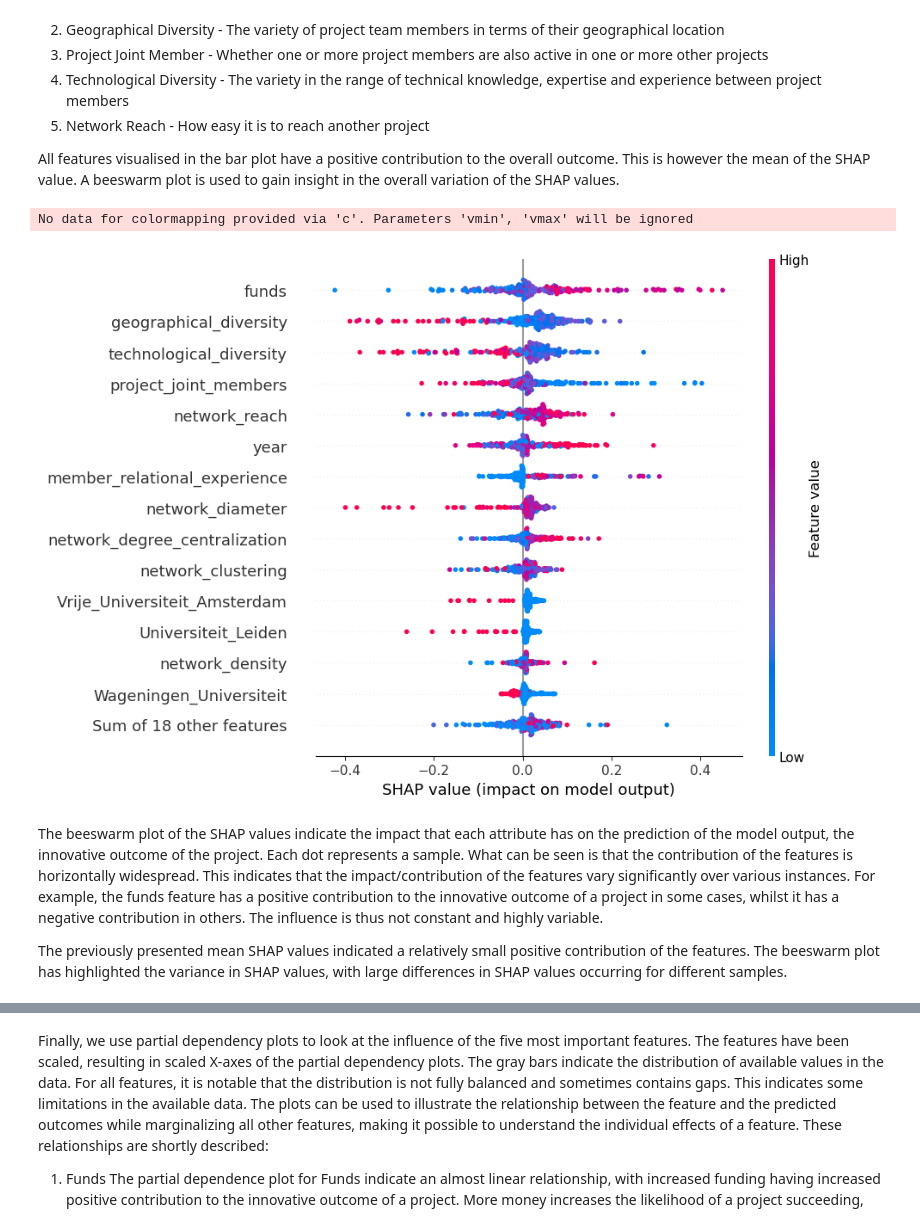
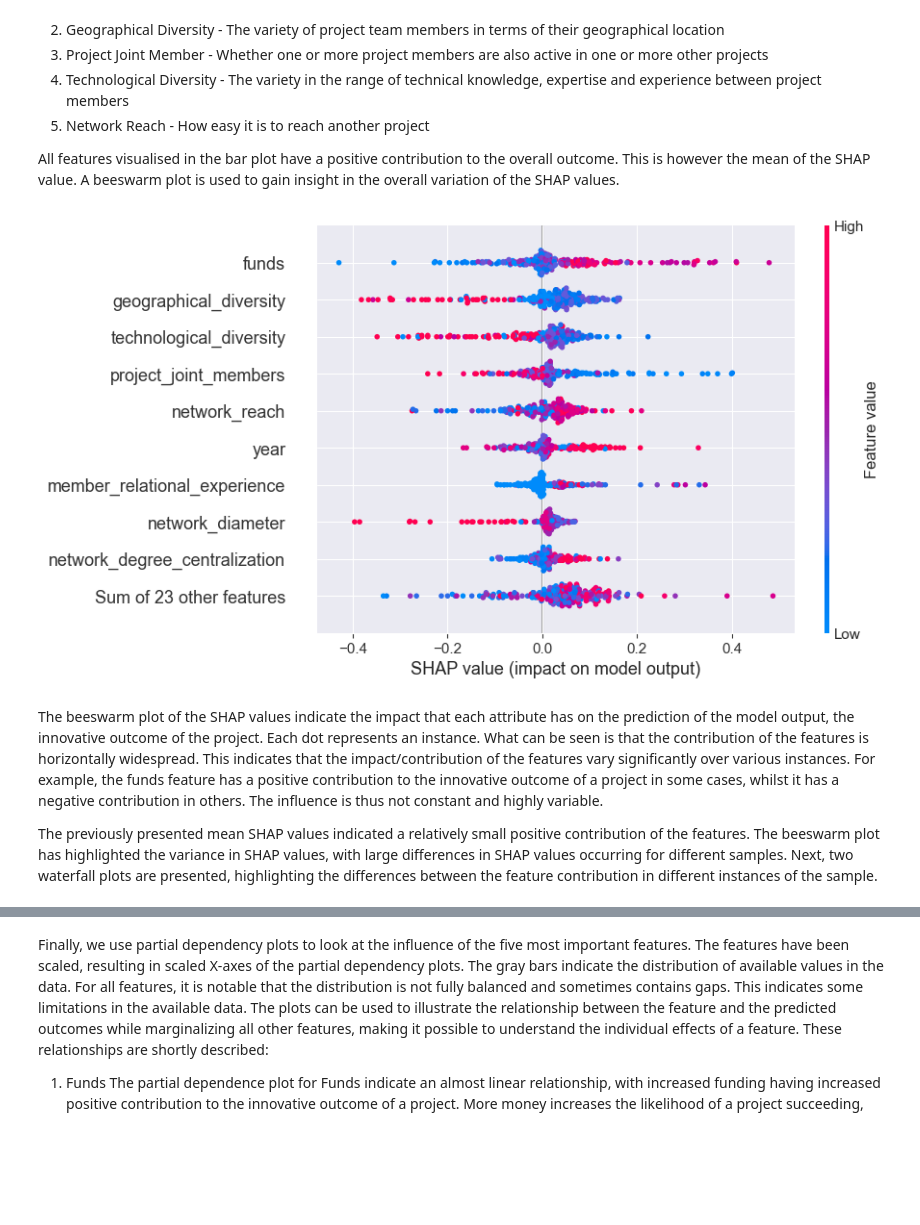
Before and after one commit to jmonbris/TPM034A_mini_project, a Jupyter notebook: Mini-project 2 - R&D Innovation.ipynb, the cells around one changed output, grey strips where cells are left out. Cells and saved outputs as stored; diff of their text form; code cells hidden in the pictures; blank space fills up the shorter version.

```diff
--- a/Mini-project 2 - R&D Innovation.ipynb
+++ b/Mini-project 2 - R&D Innovation.ipynb
@@ -567,8 +565,7 @@ plt.show()
 Insights into the contribution of the selected features to the prediction of the innovative outcome of a project can be gained with the use of Explainable AI. In this case, insights are gained with the use of SHapley Additive exPlanations (SHAP).
 # %%
 # Calculate the SHAP values for each feature
-X100 = shap.sample(X_train, 100, random_state=0)
-explainer_rf = shap.Explainer(best_rf_model.predict, X100)
+explainer_rf = shap.Explainer(best_rf_model.predict, X_train)
 shap_values_rf = explainer_rf(X_test)
 
 # Plot a bar plot of the most predictive features
@@ -586,11 +583,10 @@ The Bar Plot of the shapely values gives insight into the mean contribution of t
 All features visualised in the bar plot have a positive contribution to the overall outcome. This is however the mean of the SHAP value. A beeswarm plot is used to gain insight in the overall variation of the SHAP values.
 # %%
 # Plot Beeswarm plot of 15 features with the highest contribution
-shap.plots.beeswarm(shap_values_rf, max_display=15)
+shap.plots.beeswarm(shap_values_rf, max_display=10)
 # %% [output]
-No data for colormapping provided via 'c'. Parameters 'vmin', 'vmax' will be ignored
-[figure, old version]
+[figure, new version]
 # %% [markdown]
-The beeswarm plot of the SHAP values indicate the impact that each attribute has on the prediction of the model output, the innovative outcome of the project. Each dot represents a sample. What can be seen is that the contribution of the features is horizontally widespread. This indicates that the impact/contribution of the features vary significantly over various instances. For example, the funds feature has a positive contribution to the innovative outcome of a project in some cases, whilst it has a negative contribution in others. The influence is thus not constant and highly variable.
+The beeswarm plot of the SHAP values indicate the impact that each attribute has on the prediction of the model output, the innovative outcome of the project. Each dot represents an instance. What can be seen is that the contribution of the features is horizontally widespread. This indicates that the impact/contribution of the features vary significantly over various instances. For example, the funds feature has a positive contribution to the innovative outcome of a project in some cases, whilst it has a negative contribution in others. The influence is thus not constant and highly variable.
 
-The previously presented mean SHAP values indicated a relatively small positive contribution of the features. The beeswarm plot has highlighted the variance in SHAP values, with large differences in SHAP values occurring for different samples.
+The previously presented mean SHAP values indicated a relatively small positive contribution of the features. The beeswarm plot has highlighted the variance in SHAP values, with large differences in SHAP values occurring for different samples. Next, two waterfall plots are presented, highlighting the differences between the feature contribution in different instances of the sample.
```
Also changed, not shown: parts of 12 cells of this notebook.
